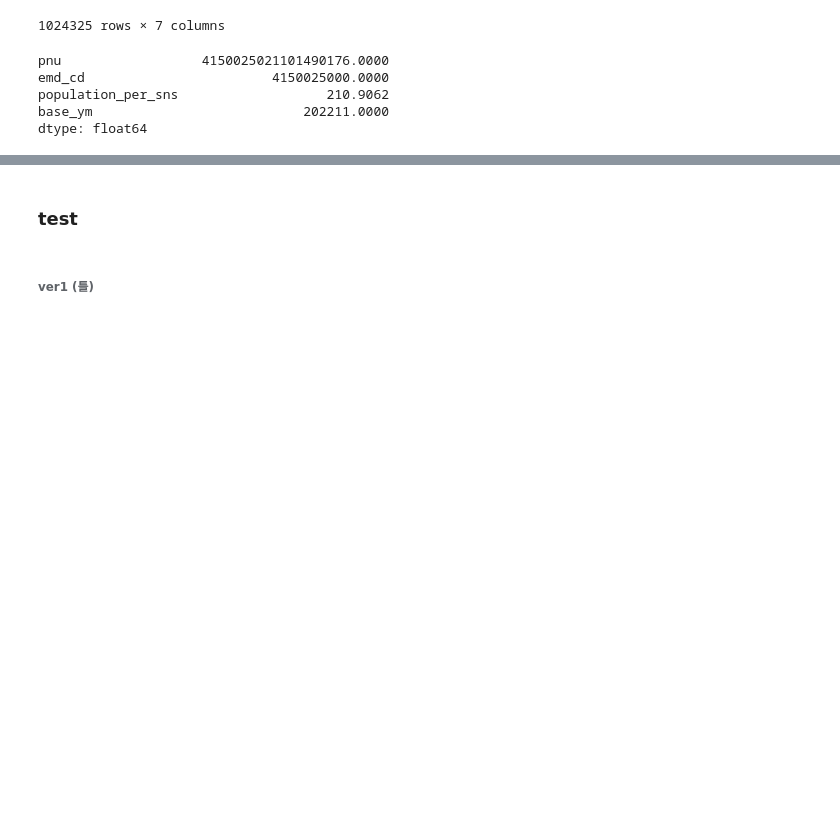
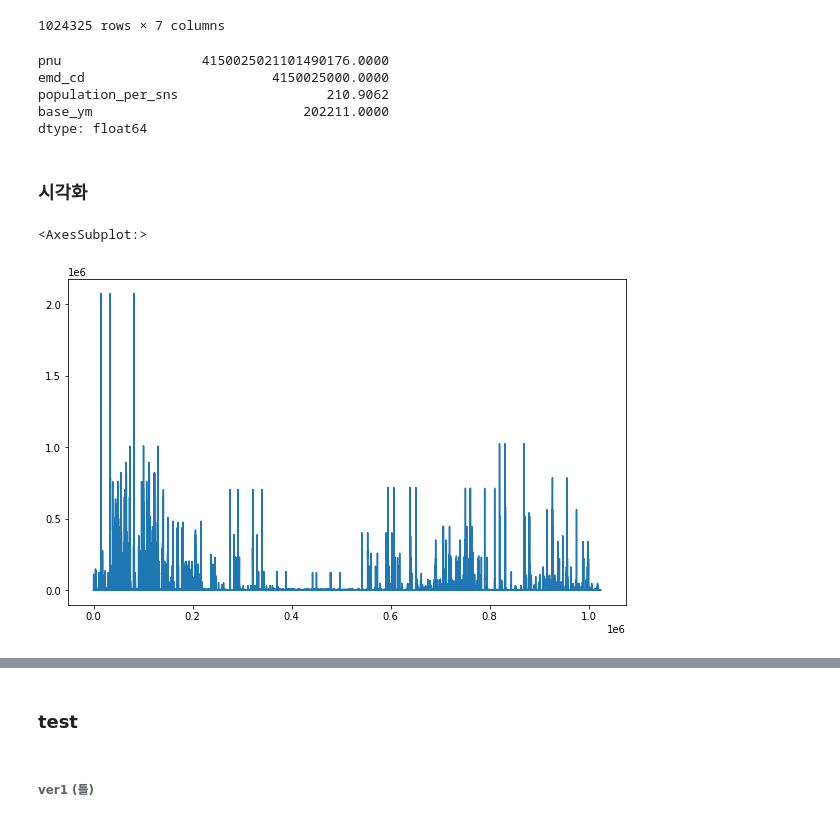
Before and after one commit to UL-DA/pythonProject, a Jupyter notebook: 부동산원_데이터댐/SNS 노출대비 유동인구 분석.ipynb, the cells around one changed output, grey strips where cells are left out. Drawn from its saved outputs; the diff is of its cells as text; code cells hidden in the pictures; blank space fills up the shorter version.

```diff
--- a/부동산원_데이터댐/SNS 노출대비 유동인구 분석.ipynb
+++ b/부동산원_데이터댐/SNS 노출대비 유동인구 분석.ipynb
@@ -192,3 +192,5 @@ emd_cd                        4150025000.0000
 population_per_sns                   210.9062
 base_ym                           202211.0000
 dtype: float64
+# %% [markdown]
+### 시각화
@@ -194,0 +263,8 @@ dtype: float64
+# %%
+# 202209월 데이터
+plt.figure(figsize=(10,6))
+df['population_per_sns'].plot()
+plt.show()
+# %% [output]
+<AxesSubplot:>
+[figure, added]
```
Also changed, not shown: parts of 4 cells of this notebook.
